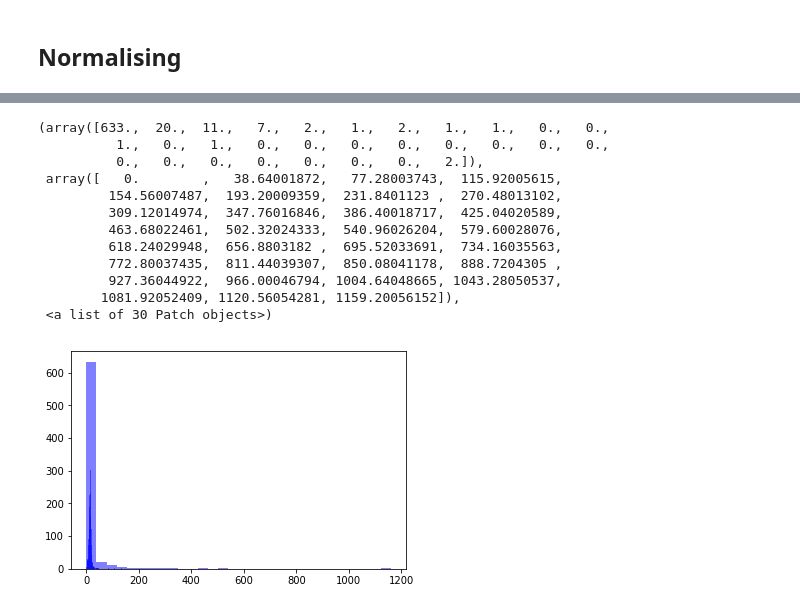
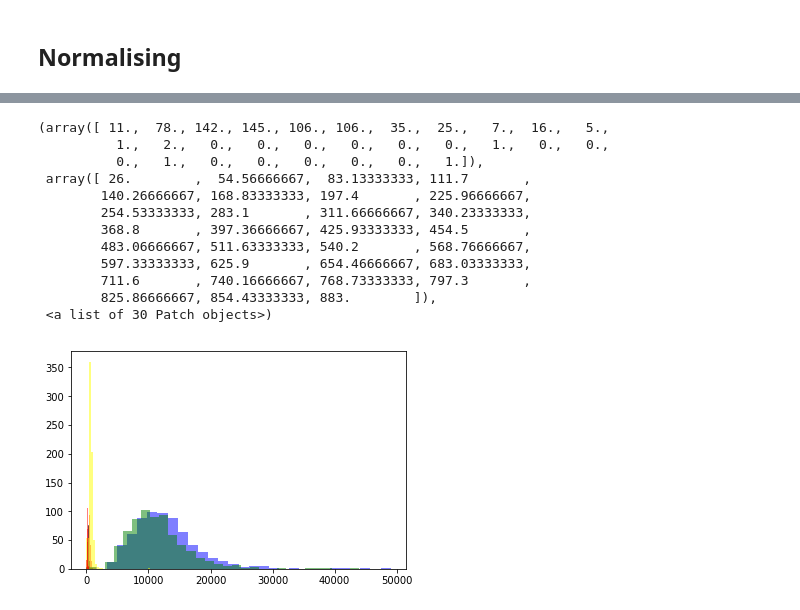
Before and after one commit to BA545-SP2019/2019-competition1-the-dundies, a Jupyter notebook: Our_Code_Good.ipynb, the cells around one changed output, grey strips where cells are left out. Cells and saved outputs as stored; diff of their text form; code cells hidden in the pictures.

```diff
--- a/Our_Code_Good.ipynb
+++ b/Our_Code_Good.ipynb
@@ -338,19 +364,23 @@ __All of our missing values have been filled in using the appropriate methods fo
 # %%
-plt.hist(x=df_data['P_IPO'],bins=30,alpha=0.5,color='blue')
-plt.hist(x=df_data['P_H'],bins=30,alpha=0.5,color='blue')
-plt.hist(x=df_data['P_L'],bins=30,alpha=0.5,color='blue')
-plt.hist(x=df_data['P_1Day'],bins=30,alpha=0.5,color='blue')
+plt.hist(x=df_data['T1'], bins=30, alpha=0.5, color='red')
+plt.hist(x=df_data['T2'], bins=30, alpha=0.5, color='blue')
+plt.hist(x=df_data['T3'], bins=30, alpha=0.5, color='green')
+plt.hist(x=df_data['T4'], bins=30, alpha=0.5, color='black')
+plt.hist(x=df_data['T5'], bins=30, alpha=0.5, color='yellow')
+plt.hist(x=df_data['S1'], bins=30, alpha=0.5, color='red')
+plt.hist(x=df_data['S2'], bins=30, alpha=0.5, color='red')
+plt.hist(x=df_data['S3'], bins=30, alpha=0.5, color='red')
 # %% [output]
-(array([633.,  20.,  11.,   7.,   2.,   1.,   2.,   1.,   1.,   0.,   0.,
-          1.,   0.,   1.,   0.,   0.,   0.,   0.,   0.,   0.,   0.,   0.,
-          0.,   0.,   0.,   0.,   0.,   0.,   0.,   2.]),
- array([   0.        ,   38.64001872,   77.28003743,  115.92005615,
-         154.56007487,  193.20009359,  231.8401123 ,  270.48013102,
-         309.12014974,  347.76016846,  386.40018717,  425.04020589,
-         463.68022461,  502.32024333,  540.96026204,  579.60028076,
-         618.24029948,  656.8803182 ,  695.52033691,  734.16035563,
-         772.80037435,  811.44039307,  850.08041178,  888.7204305 ,
-         927.36044922,  966.00046794, 1004.64048665, 1043.28050537,
-        1081.92052409, 1120.56054281, 1159.20056152]),
+(array([ 11.,  78., 142., 145., 106., 106.,  35.,  25.,   7.,  16.,   5.,
+          1.,   2.,   0.,   0.,   0.,   0.,   0.,   0.,   1.,   0.,   0.,
+          0.,   1.,   0.,   0.,   0.,   0.,   0.,   1.]),
+ array([ 26.        ,  54.56666667,  83.13333333, 111.7       ,
+        140.26666667, 168.83333333, 197.4       , 225.96666667,
+        254.53333333, 283.1       , 311.66666667, 340.23333333,
+        368.8       , 397.36666667, 425.93333333, 454.5       ,
+        483.06666667, 511.63333333, 540.2       , 568.76666667,
+        597.33333333, 625.9       , 654.46666667, 683.03333333,
+        711.6       , 740.16666667, 768.73333333, 797.3       ,
+        825.86666667, 854.43333333, 883.        ]),
  <a list of 30 Patch objects>)
-[figure, old version]
+[figure, new version]
```
Also changed, not shown: parts of 1 cell of this notebook.
